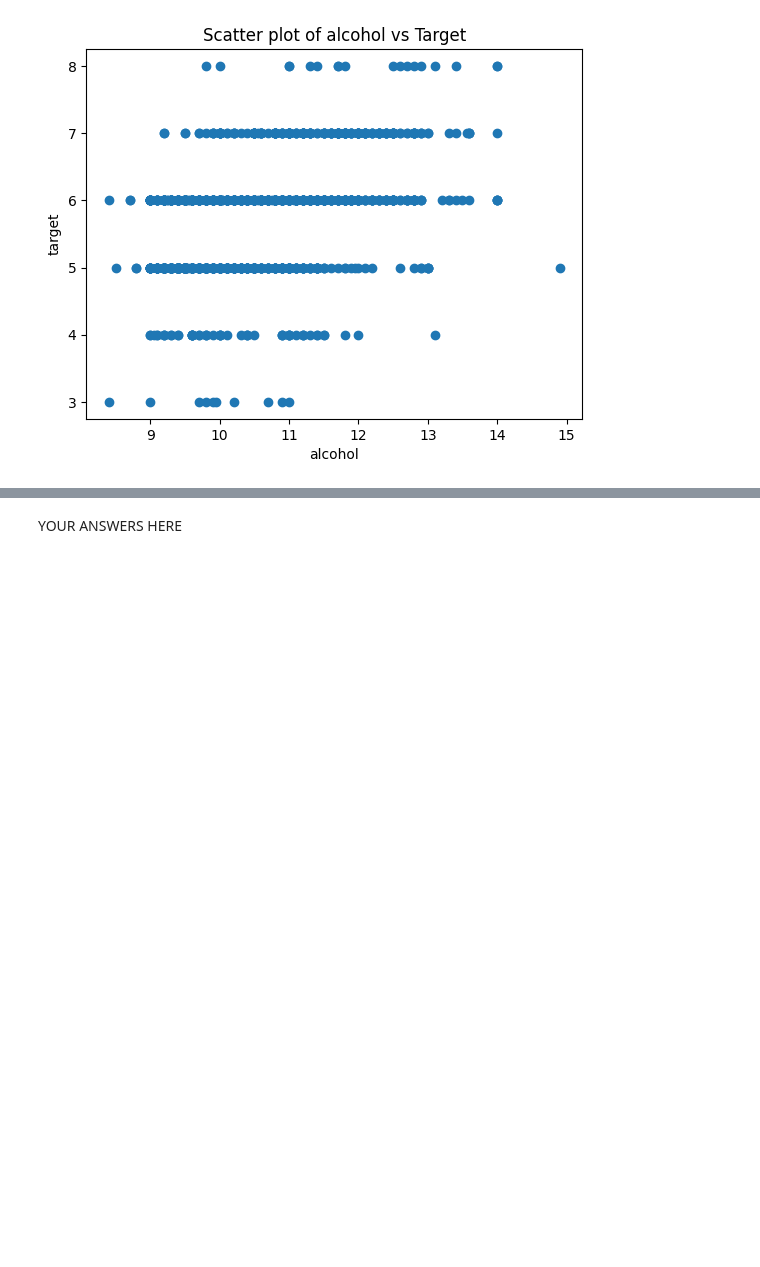
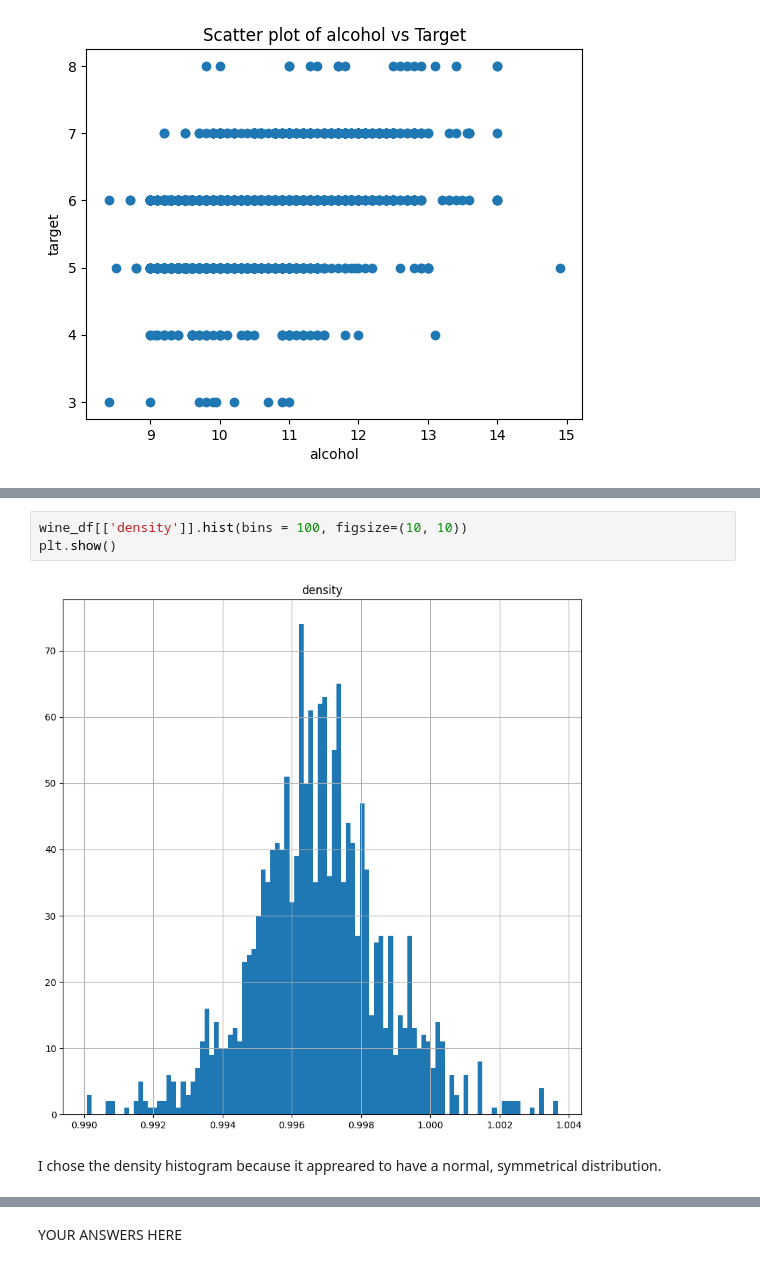
Before and after one commit to salil82/dx602-final-project, a Jupyter notebook: project.ipynb, the cells around one changed output, grey strips where cells are left out. Cells and saved outputs as stored; diff of their text form; blank space fills up the shorter version.

```diff
--- a/project.ipynb
+++ b/project.ipynb
@@ -271,0 +192,7 @@ wine_df.corr()
+# %%
+wine_df[['density']].hist(bins = 100, figsize=(10, 10))
+plt.show()
+# %% [output]
+[figure, added]
+# %% [markdown]
+I chose the density histogram because it appreared to have a normal, symmetrical distribution.
```
Also changed, not shown: parts of 38 cells of this notebook.
